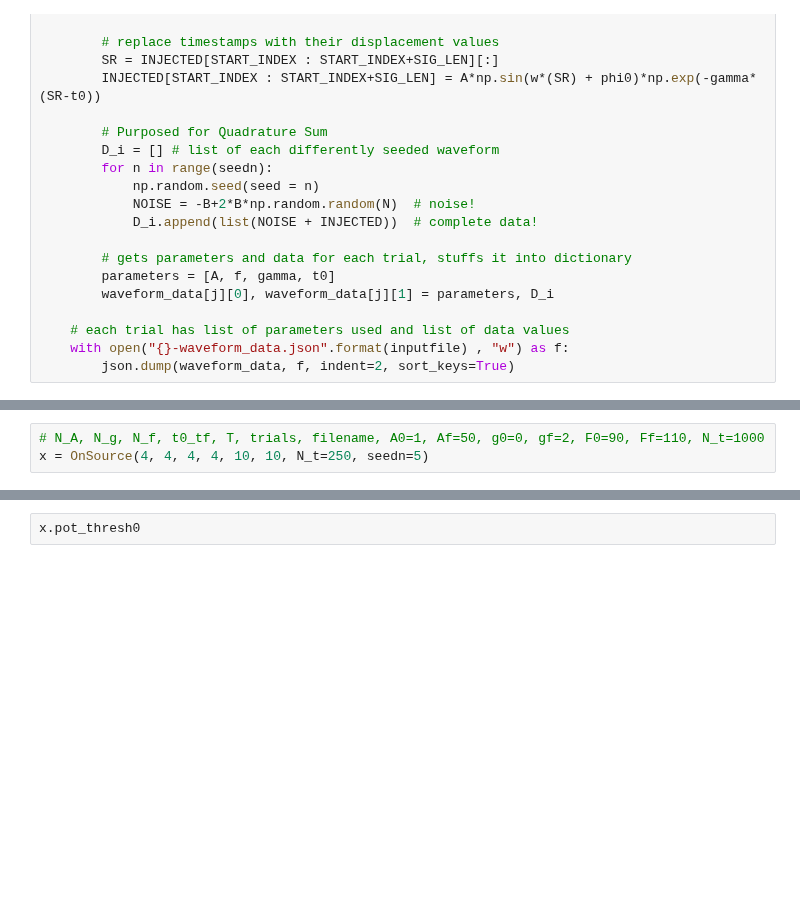
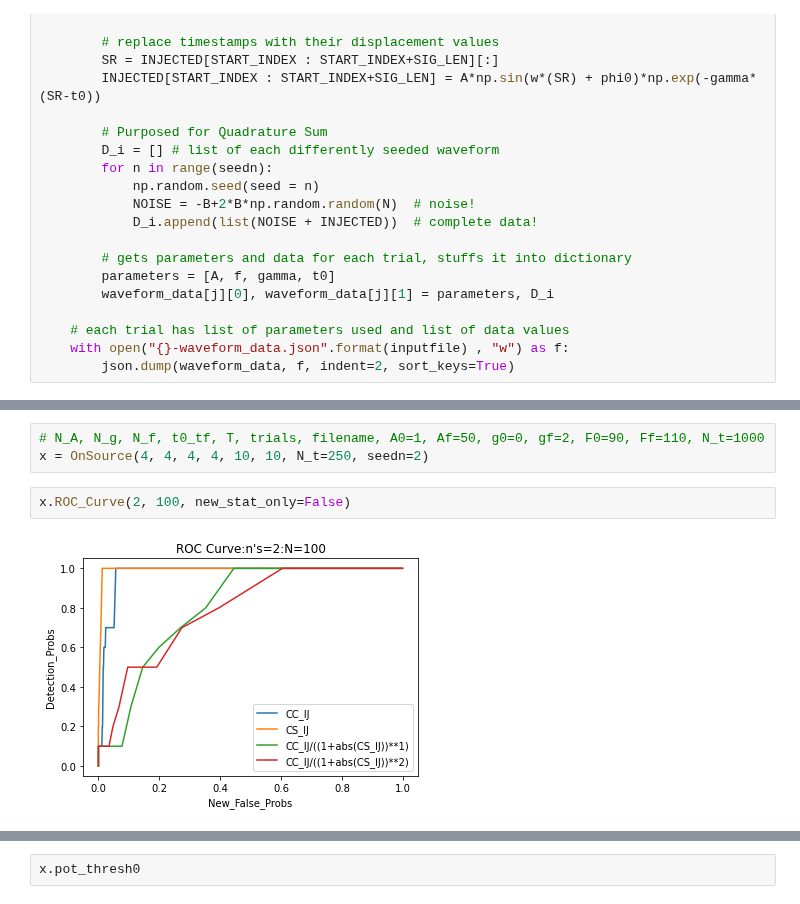
Before and after one commit to mickbrawler/Waveforms, a Jupyter notebook: Onsource_Analysis.ipynb, the cells around one changed output, grey strips where cells are left out. Saved outputs shown, nothing was run; the diff lists cells and outputs as text; blank space fills up the shorter version.

```diff
--- a/Onsource_Analysis.ipynb
+++ b/Onsource_Analysis.ipynb
@@ -421,6 +404,10 @@ class OnSource:
         return C
 # %%
 # N_A, N_g, N_f, t0_tf, T, trials, filename, A0=1, Af=50, g0=0, gf=2, F0=90, Ff=110, N_t=1000
-x = OnSource(4, 4, 4, 4, 10, 10, N_t=250, seedn=5)
+x = OnSource(4, 4, 4, 4, 10, 10, N_t=250, seedn=2)
+# %%
+x.ROC_Curve(2, 100, new_stat_only=False)
+# %% [output]
+[figure, added]
 # %%
 # n_s, N -(3 - 4)
```
Also changed, not shown: parts of 3 cells of this notebook.
